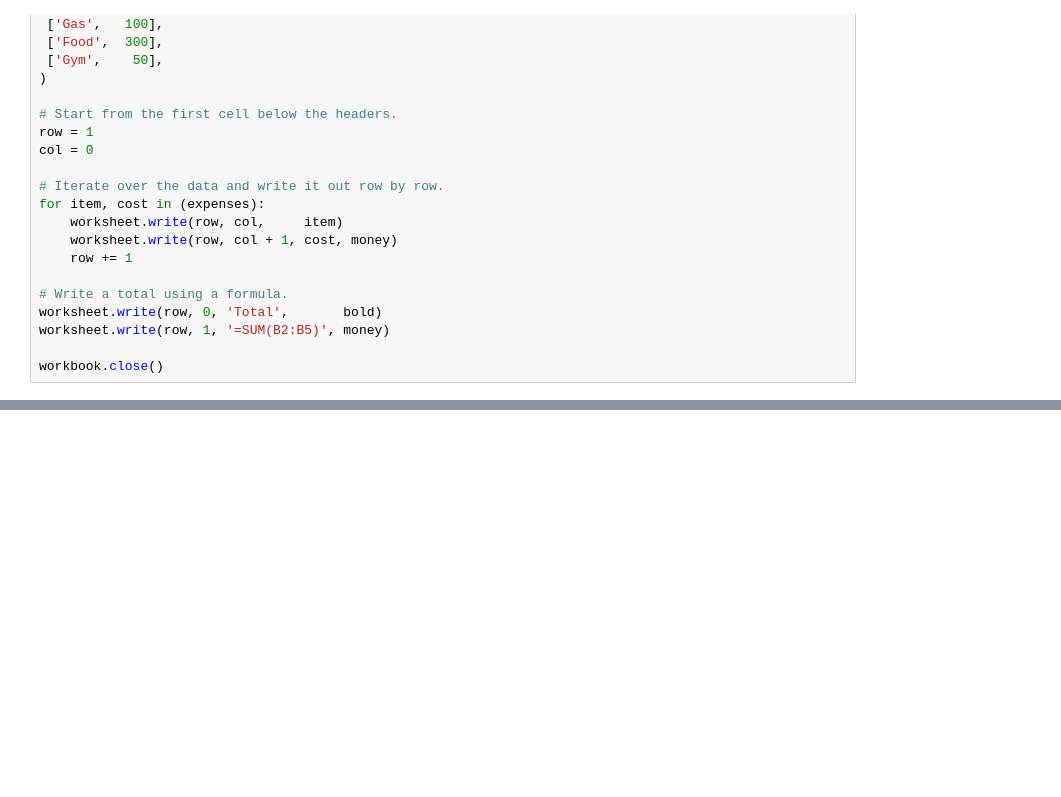
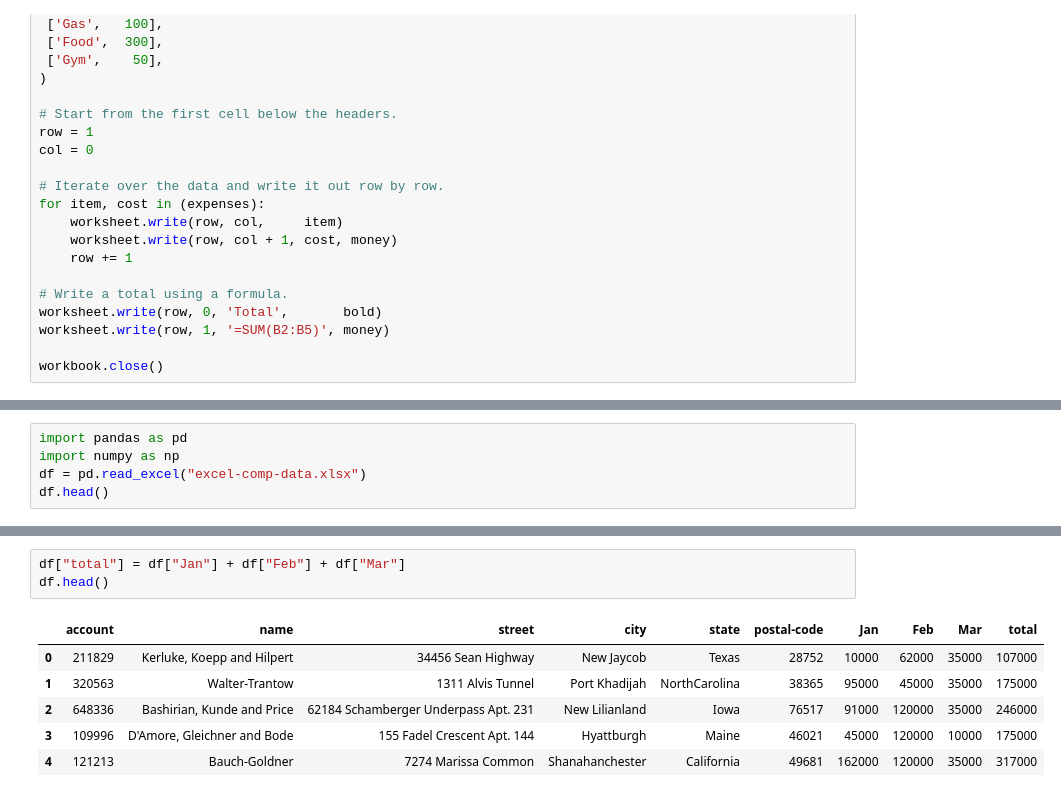
Before and after one commit to bignollo/DSPXI, a Jupyter notebook: 06 - Excel/06.00-Introduction-to-excel.ipynb, the cells around one changed output, grey strips where cells are left out. Saved outputs shown, nothing was run; the diff lists cells and outputs as text; blank space fills up the shorter version.

Commit message:
Added Excel support files

```diff
--- a/06 - Excel/06.00-Introduction-to-excel.ipynb
+++ b/06 - Excel/06.00-Introduction-to-excel.ipynb
@@ -915,0 +922,5 @@ you can check out more at the [official documents](https://xlsxwriter.readthedoc
+# %%
+import pandas as pd
+import numpy as np
+df = pd.read_excel("excel-comp-data.xlsx")
+df.head()
@@ -915,0 +935,10 @@ you can check out more at the [official documents](https://xlsxwriter.readthedoc
+# %%
+df["total"] = df["Jan"] + df["Feb"] + df["Mar"]
+df.head()
+# %% [output]
+|  | account | name | street | city | state | postal-code | Jan | Feb | Mar | total |
+| 0 | 211829 | Kerluke, Koepp and Hilpert | 34456 Sean Highway | New Jaycob | Texas | 28752 | 10000 | 62000 | 35000 | 107000 |
+| 1 | 320563 | Walter-Trantow | 1311 Alvis Tunnel | Port Khadijah | NorthCarolina | 38365 | 95000 | 45000 | 35000 | 175000 |
+| 2 | 648336 | Bashirian, Kunde and Price | 62184 Schamberger Underpass Apt. 231 | New Lilianland | Iowa | 76517 | 91000 | 120000 | 35000 | 246000 |
+| 3 | 109996 | D'Amore, Gleichner and Bode | 155 Fadel Crescent Apt. 144 | Hyattburgh | Maine | 46021 | 45000 | 120000 | 10000 | 175000 |
+| 4 | 121213 | Bauch-Goldner | 7274 Marissa Common | Shanahanchester | California | 49681 | 162000 | 120000 | 35000 | 317000 |
```
Also changed, not shown: parts of 4 cells of this notebook, 2 other files.
